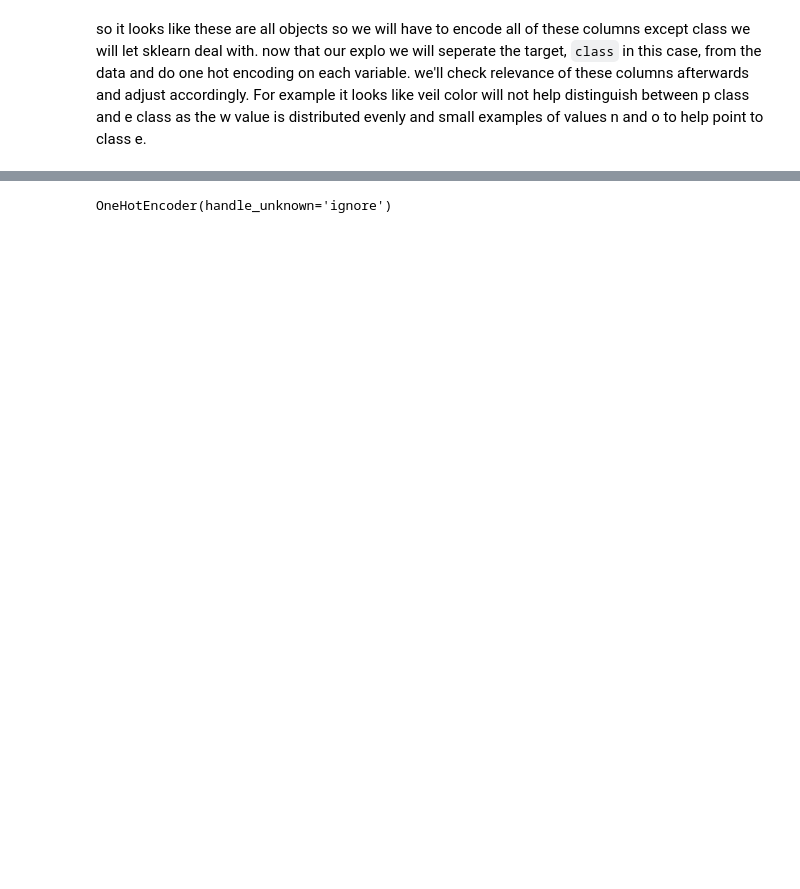
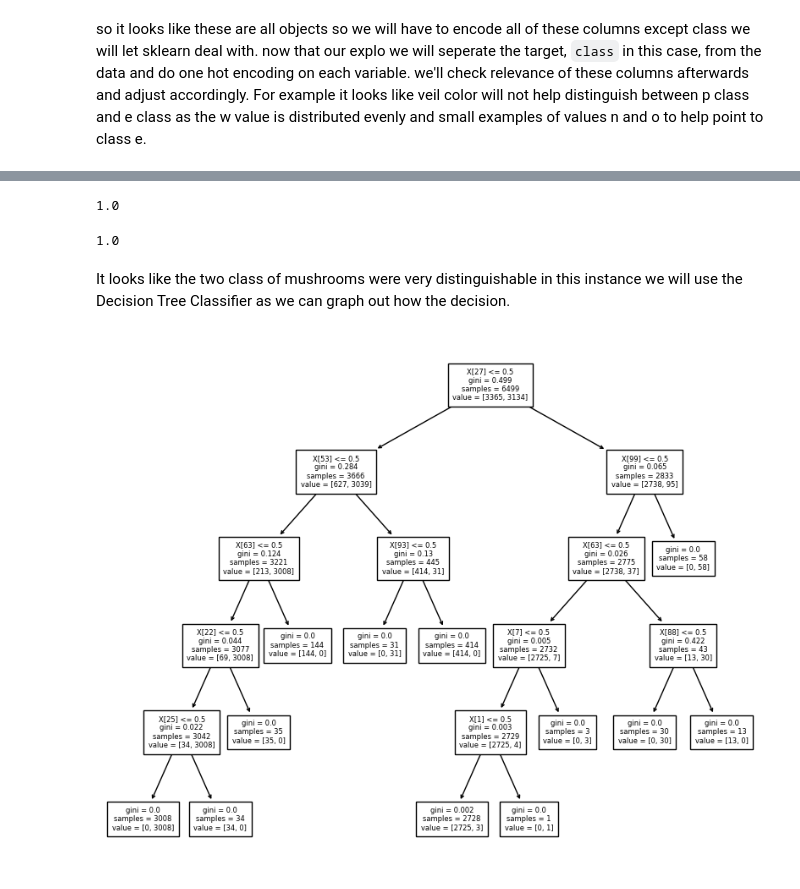
Before and after one commit to tcarr032/Mushroom-Classification, a Jupyter notebook: mushroom classifier.ipynb, the cells around one changed output, grey strips where cells are left out. Drawn from its saved outputs; the diff is of its cells as text; code cells hidden in the pictures; blank space fills up the shorter version.

Commit message:
finished making a simple decision tree model

```diff
--- a/mushroom classifier.ipynb
+++ b/mushroom classifier.ipynb
@@ -91,9 +105,34 @@ df_mush_reduced
-# %%
-#TODO OneHotEncode all data columns
-from sklearn.preprocessing import OneHotEncoder
-
-ohe = OneHotEncoder(handle_unknown='ignore')
-
-ohe
-# %% [output]
-OneHotEncoder(handle_unknown='ignore')
+# %%
+from sklearn.model_selection import train_test_split
+
+X_train, X_test, y_train, y_test = train_test_split(df_mush_reduced, target, test_size=0.2, random_state=42)
+# %%
+from sklearn.compose import ColumnTransformer
+from sklearn.preprocessing import OneHotEncoder
+from sklearn.linear_model import LogisticRegression
+ohe = OneHotEncoder(handle_unknown='ignore')
+ohe.fit(X_train)
+log_reg = LogisticRegression(random_state=42)
+ohe_X_train = ohe.transform(X_train)
+log_reg.fit(ohe_X_train, y_train)
+ohe_X_test= ohe.transform(X_test)
+log_reg.score(ohe_X_test, y_test)
+# %% [output]
+1.0
+# %%
+from sklearn.tree import DecisionTreeClassifier
+
+dec_tree_clf = DecisionTreeClassifier(random_state=42, max_depth=5)
+dec_tree_clf.fit(ohe_X_train,y_train)
+dec_tree_clf.score(ohe_X_test, y_test)
+# %% [output]
+1.0
+# %% [markdown]
+It looks like the two class of mushrooms were very distinguishable in this instance we will use the Decision Tree Classifier as we can graph out how the decision.
+# %%
+from sklearn.tree import plot_tree
+plt.figure(figsize=(10,8))
+plot_tree(dec_tree_clf, fontsize=6)
+plt.show()
+# %% [output]
+[figure, added]
```
Also changed, not shown: parts of 2 cells of this notebook.
